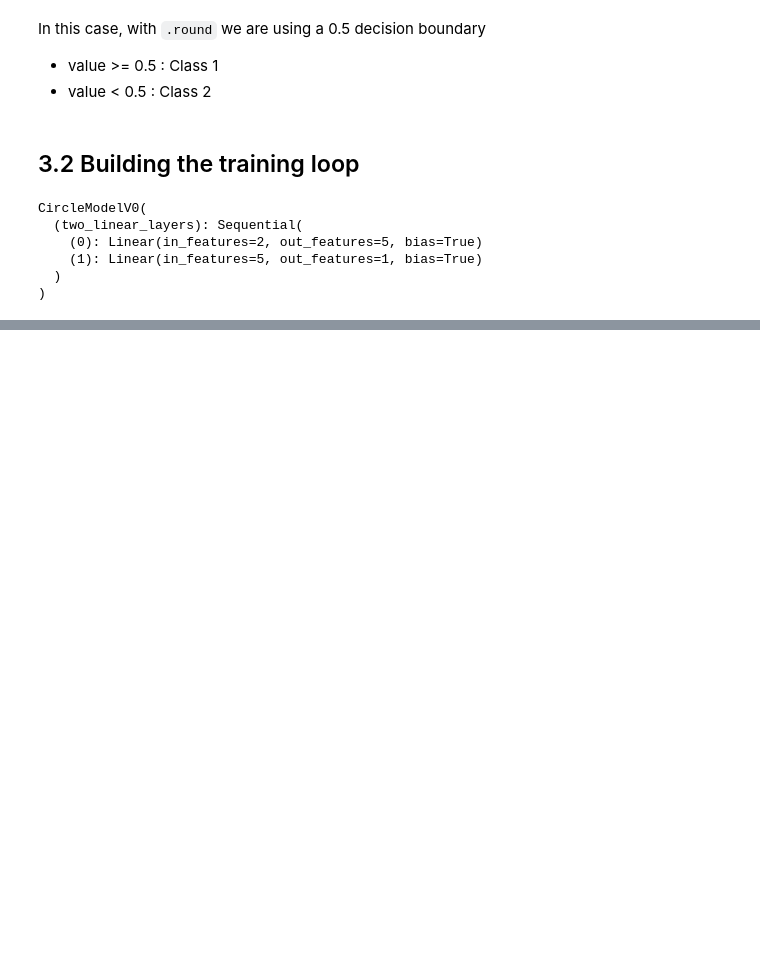
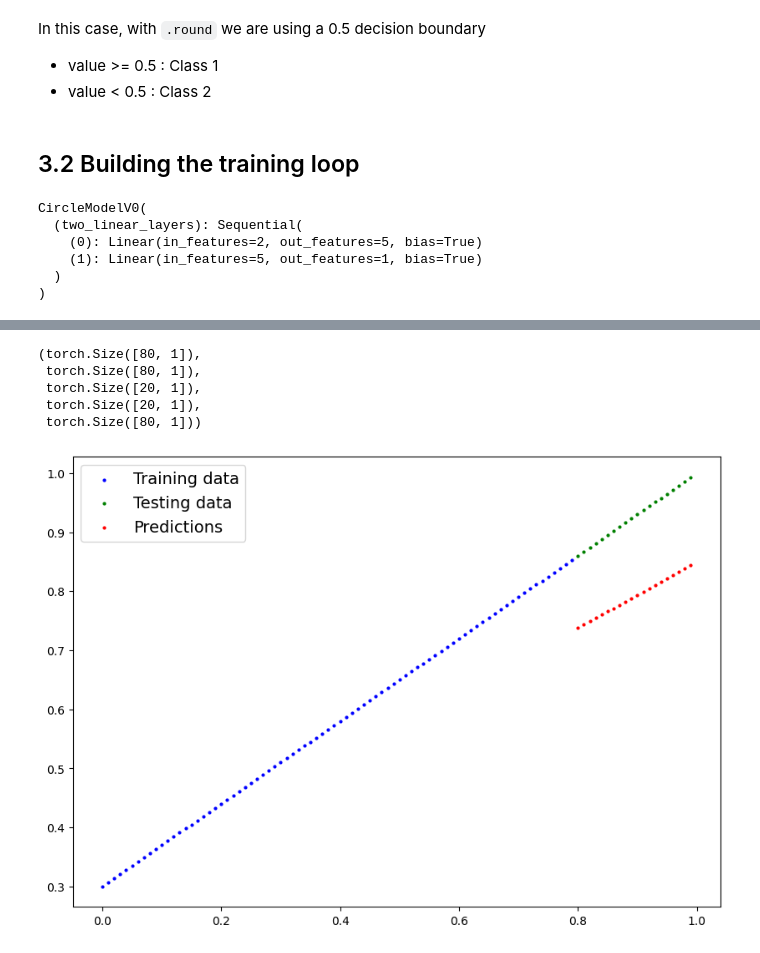
Before and after one commit to JavierMdT/PyTorch-Course, a Jupyter notebook: 02_pytorch_classification/02_pytorch_classification.ipynb, the cells around one changed output, grey strips where cells are left out. Saved outputs shown, nothing was run; the diff lists cells and outputs as text; code cells hidden in the pictures; blank space fills up the shorter version.

```diff
--- a/02_pytorch_classification/02_pytorch_classification.ipynb
+++ b/02_pytorch_classification/02_pytorch_classification.ipynb
@@ -367,0 +617,33 @@ RuntimeError: Boolean value of Tensor with more than one value is ambiguous
+# %%
+# Train
+torch.manual_seed(42)
+torch.cuda.manual_seed(42)
+epochs = 1000
+for epoch in range(epochs):
+    # 0. Train
+    model_2.train()
+
+    # 1. Forward pass
+    y_pred = model_2(X_train_regresion)
+
+    # 2. Loss
+    loss = loss_fn(y_pred,
+                   y_train_regresion)
+
+    # 3. Zero grad
+    optimizer.zero_grad()
+
+    # 4. Backpropagation
+    loss.backward()
+
+    # 5. Gradient descent
+    optimizer.step()
+
+    # Tracking
+    if epoch % 100 == 0:
+        with torch.inference_mode():
+            model_2.eval()
+            test_pred = model_2(X_test_regresion)
+            test_loss = loss_fn(test_pred,
+                                y_test_regresion)
+            print(f"Epoch: {epoch} | Loss: {loss} | Test loss: {test_loss}")
@@ -367,0 +661,18 @@ RuntimeError: Boolean value of Tensor with more than one value is ambiguous
+# %%
+X_train_regresion.shape, y_train_regresion.shape, X_test_regresion.shape, y_test_regresion.shape, y_pred.shape
+# %% [output]
+(torch.Size([80, 1]),
+ torch.Size([80, 1]),
+ torch.Size([20, 1]),
+ torch.Size([20, 1]),
+ torch.Size([80, 1]))
+# %%
+# Plot predictions
+with torch.inference_mode():
+    model_2.eval()
+    y_pred = model_2(X_test_regresion)
+plot_predictions(train_data=X_train_regresion.to("cpu"), train_labels=y_train_regresion.to("cpu"),
+                 test_data=X_test_regresion.to("cpu"), test_labels=y_test_regresion.to("cpu"),
+                 predictions=y_pred.to("cpu"))
+# %% [output]
+[figure, added]
```
Also changed, not shown: parts of 47 cells of this notebook, 1 other file.
